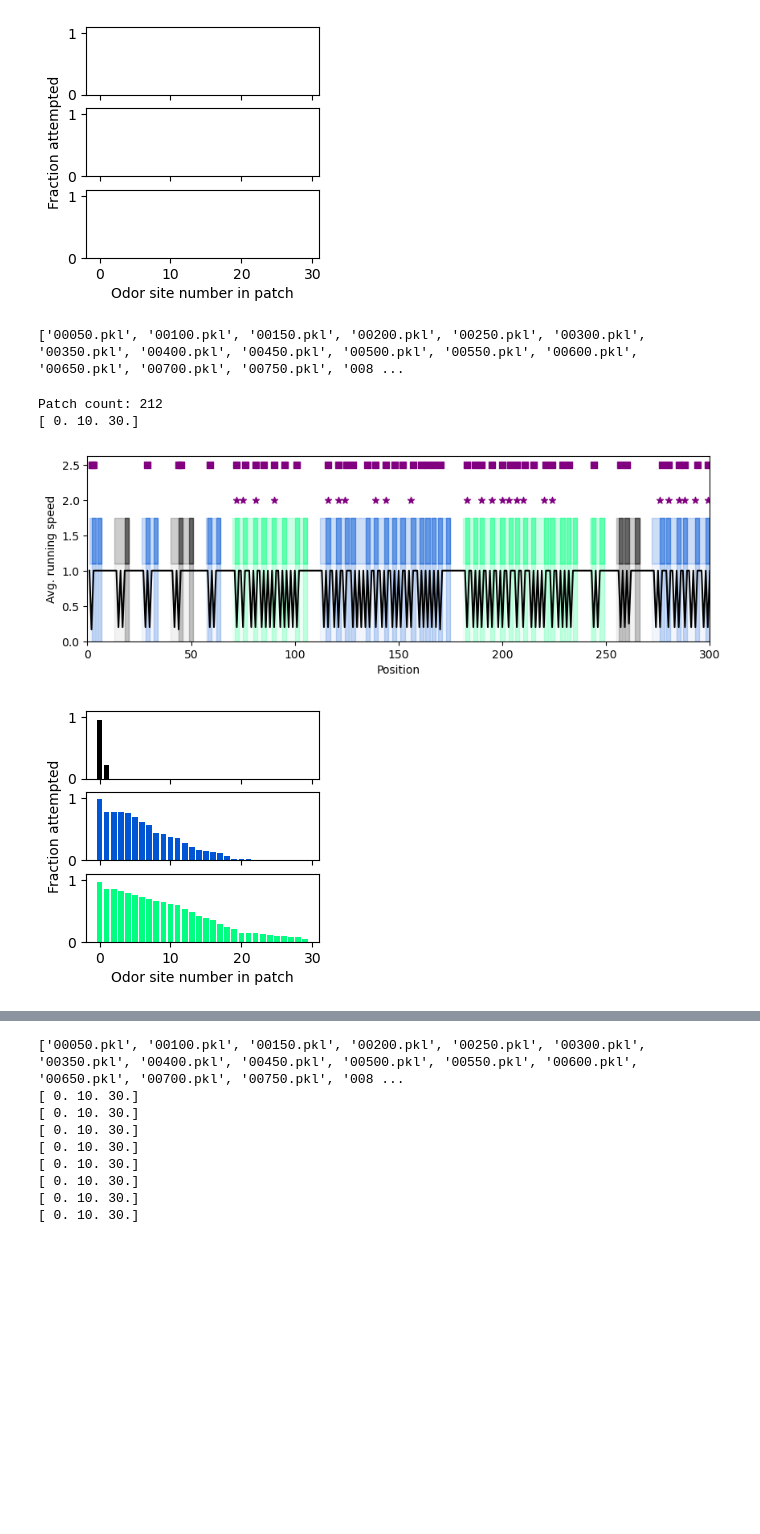
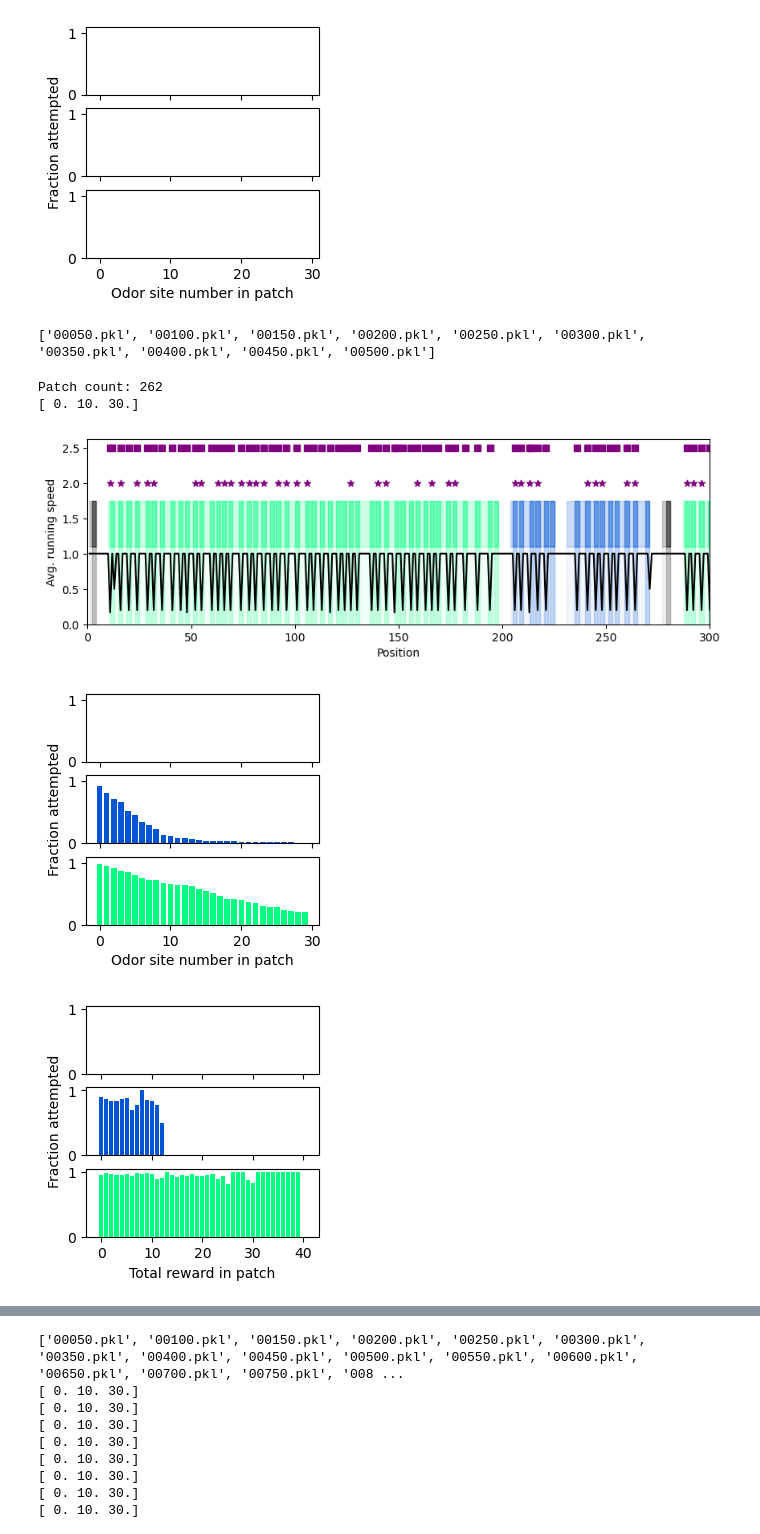
Before and after one commit to davidgbe/favorably_connected, a Jupyter notebook: code/notebooks/session_visualization_fixed_mapping.ipynb, the cells around one changed output, grey strips where cells are left out. Saved outputs shown, nothing was run; the diff lists cells and outputs as text; code cells hidden in the pictures; blank space fills up the shorter version.

```diff
--- a/code/notebooks/session_visualization_fixed_mapping.ipynb
+++ b/code/notebooks/session_visualization_fixed_mapping.ipynb
@@ -43,6 +43,7 @@ def load_behavioral_data(data_path, update_num=None):
 
 def parse_behavioral_data(d, env_idx):
     features = [
+        'agent_in_patch',
         'current_patch_start',
         'reward_bounds',
         'current_patch_num',
@@ -72,6 +73,8 @@ def parse_behavioral_data(d, env_idx):
     reward_attempted_at_positions = [False]
     dwell_time = 0
     last_p = None
+    rewards_seen_in_patch = np.zeros((len(d)))
+
     for i, p in enumerate(features_to_time_series_dict['current_position']):
         if last_p is not None and (p != last_p):
             all_dwell_times.append(dwell_time)
@@ -84,9 +87,16 @@ def parse_behavioral_data(d, env_idx):
         reward_attempted_at_positions[-1] = True if features_to_time_series_dict['current_reward_site_attempted'][i] else reward_attempted_at_positions[-1]
         last_p = p
 
+        if features_to_time_series_dict['agent_in_patch'][i]:
+            if i > 0:
+                rewards_seen_in_patch[i] = rewards_seen_in_patch[i-1] + features_to_time_series_dict['reward'][i]
+            else:
+                rewards_seen_in_patch[i] = features_to_time_series_dict['reward'][i]
+
     features_to_time_series_dict['rewards_at_positions'] = np.array(rewards_at_positions)
     features_to_time_series_dict['reward_attempted_at_positions'] = np.array(reward_attempted_at_positions)
     features_to_time_series_dict['all_dwell_times'] = np.array(all_dwell_times)
+    features_to_time_series_dict['rewards_seen_in_patch'] = rewards_seen_in_patch
 
     return features_to_time_series_dict
 # %%
@@ -99,6 +109,7 @@ def plot_sesson(data_path, env_idx, update_num=None, xlim=None, max_reward_param
     reward_attempted_at_positions = b_data['reward_attempted_at_positions']
     all_patch_nums = b_data['current_patch_num']
     all_patch_reward_params = b_data['patch_reward_param']
+    rewards_seen_in_patch = b_data['rewards_seen_in_patch']
 
     scale = 1
     fig, axs = plt.subplots(1, 1, figsize=(10 * scale, 3 * scale))
@@ -110,6 +121,8 @@ def plot_sesson(data_path, env_idx, update_num=None, xlim=None, max_reward_param
     reward_param_of_stop = []
     site_idx_of_stop =  []
     site_stops_for_patch_type = np.zeros((all_patch_nums.max() + 1, max_reward_sites))
+    acc_reward_stops_for_patch_type = np.zeros((all_patch_nums.max() + 1, 40))
+    acc_reward_stop_opportunities_for_patch_type = np.zeros((all_patch_nums.max() + 1, 40))
     patches_entered_for_patch_type = np.zeros((all_patch_nums.max() + 1,))
     reward_param_for_patch_type = np.zeros((all_patch_nums.max() + 1,))
 
@@ -143,6 +156,9 @@ def plot_sesson(data_path, env_idx, update_num=None, xlim=None, max_reward_param
             axs.fill_between(list(rwsb), s_0 * np.ones(2), y2=s_1 * np.ones(2), alpha=0.5, color=c, zorder=-1)
             axs.fill_between(list(rwsb), np.zeros(2), y2=s_0 * np.ones(2), alpha=0.2, color=c, zorder=-1)
 
+            if rewards_seen_in_patch[i] < 40:
+                acc_reward_stop_opportunities_for_patch_type[all_patch_nums[i], int(rewards_seen_in_patch[i])] += 1
+
             if np.sum(reward_attempted_at_positions[int(rwsb[0]):int(rwsb[1])]) == 0:
                 pb[1] = rwsb[1]
                 axs.fill_between(pb, s_0 * np.ones(2), s_1 * np.ones(2), alpha=0.2, color=c, zorder=-2)
@@ -153,6 +169,8 @@ def plot_sesson(data_path, env_idx, update_num=None, xlim=None, max_reward_param
                 if rw_site_counter < max_reward_sites:
                     # print('cnt', rw_site_counter)
                     site_stops_for_patch_type[all_patch_nums[i], rw_site_counter] += 1
+                if rewards_seen_in_patch[i] < 40:
+                    acc_reward_stops_for_patch_type[all_patch_nums[i], int(rewards_seen_in_patch[i])] += 1
                 rw_site_counter += 1
 
         last_pstart = pstart
@@ -176,6 +194,18 @@ def plot_sesson(data_path, env_idx, update_num=None, xlim=None, max_reward_param
     axs[1].set_ylabel('Fraction attempted')
     axs[2].set_xlabel('Odor site number in patch')
 
+    scale = 1
+    fig, axs = plt.subplots(3, 1, figsize=(3 * scale, 3 * scale), sharex=True, sharey=True)
+    # mx = site_stops_for_patch_type.max()
+    x = np.arange(acc_reward_stops_for_patch_type.shape[1])
+    for k in range(acc_reward_stops_for_patch_type.shape[0]):
+        c = cmap(reward_param_for_patch_type[k] / max_reward_param) if reward_param_for_patch_type[k] > 0 else 'black'
+        axs[k].bar(x, acc_reward_stops_for_patch_type[k, :] / acc_reward_stop_opportunities_for_patch_type[k, :], color=c)
+        # axs[k].set_ylim(0, 1.1)
+    axs[0].set_xlim(-3, 43)
+    axs[1].set_ylabel('Fraction attempted')
+    axs[2].set_xlabel('Total reward in patch')
+
     print(reward_param_for_patch_type)
 # %%
 plot_sesson(
@@ -291,16 +323,17 @@ Patch count: 2004
 [figure]
 # %%
 plot_sesson(
-    '../../results/rl_agent_outputs/fixed_agent_acc_reward_curve_2025-02-07_23_17_09_880411_var_noise_0.0001_activity_weight_1.0/state',
-    env_idx=0,
+    '../../results/rl_agent_outputs/fixed_odor_acc_reward_2025-02-09_18_56_19_657542_var_noise_0.0001_activity_weight_1.0/state',
+    env_idx=1,
     xlim=(0, 300),
     max_reward_param=30,
     max_reward_sites=30,
-    # update_num=100,
+    update_num=0,
 )
 # %% [output]
-['00050.pkl', '00100.pkl', '00150.pkl', '00200.pkl', '00250.pkl', '00300.pkl', '00350.pkl', '00400.pkl', '00450.pkl', '00500.pkl', '00550.pkl', '00600.pkl', '00650.pkl', '00700.pkl', '00750.pkl', '008 ...
+['00050.pkl', '00100.pkl', '00150.pkl', '00200.pkl', '00250.pkl', '00300.pkl', '00350.pkl', '00400.pkl', '00450.pkl', '00500.pkl']
-Patch count: 212
+Patch count: 262
 [ 0. 10. 30.]
-[figure, old version]
+[figure, new version]
-[figure, old version]
+[figure, new version]
+[figure, added]
```
Also changed, not shown: parts of 4 cells of this notebook, 2 other files.
